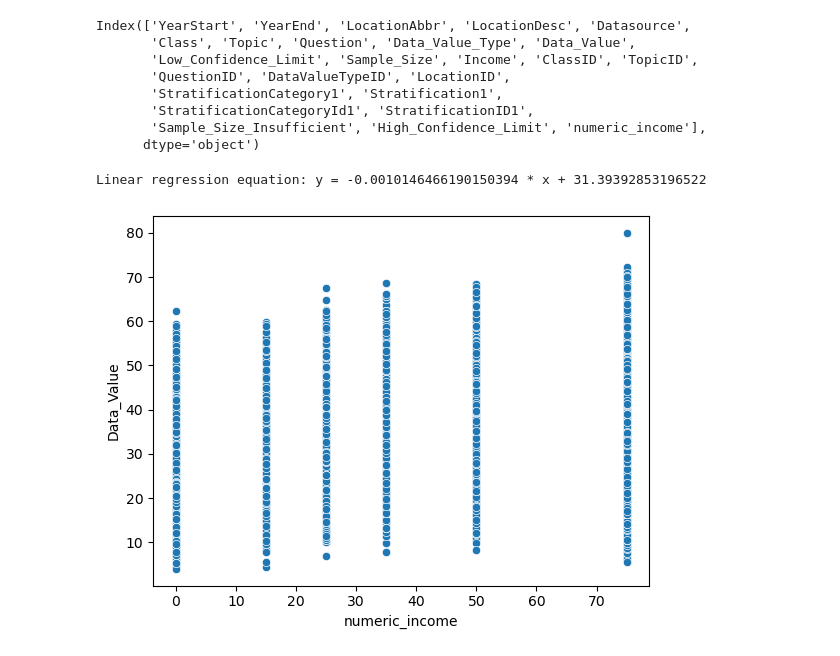
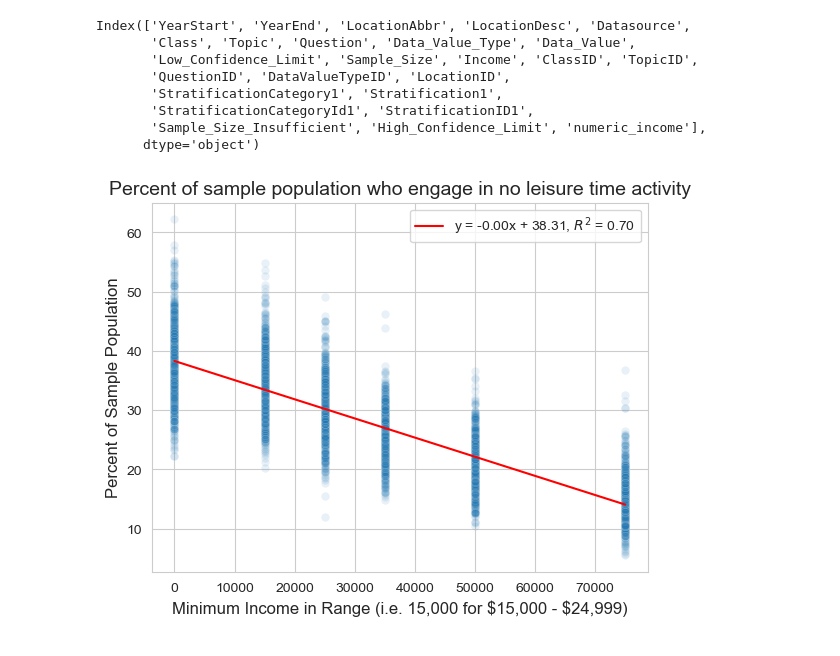
Before and after one commit to INFO-511-F24/final-project-TheOutliers, a Jupyter notebook: Code-Notebooks/Workspace_MP.ipynb, the cells around one changed output. Saved outputs shown, nothing was run; the diff lists cells and outputs as text; code cells hidden in the pictures.

```diff
--- a/Code-Notebooks/Workspace_MP.ipynb
+++ b/Code-Notebooks/Workspace_MP.ipynb
@@ -259,9 +259,9 @@ array(['$15,000 - $24,999', '$50,000 - $74,999', '$75,000 or greater',
        '$25,000 - $34,999', 'Less than $15,000', '$35,000 - $49,999',
        'Data not reported'], dtype=object)
 # %%
-# maps income ranges to numeric values
-income_dict = {'$15,000 - $24,999':15, "$35,000 - $49,999":35, '$50,000 - $74,999':50, '$75,000 or greater':75,
-       '$25,000 - $34,999':25, 'Less than $15,000':0}
+# maps income ranges to starting numeric value in range
+income_dict = {'$15,000 - $24,999':15000, "$35,000 - $49,999":35000, '$50,000 - $74,999':50000, '$75,000 or greater':75000,
+       '$25,000 - $34,999':25000, 'Less than $15,000':0}
 # removes data not reported
 activity_clean = activity_clean.loc[activity_clean['Income'] != 'Data not reported']
 
@@ -304,17 +302,31 @@ for question in questions:
+# %%
+no_leisure_time = activity_clean[activity_clean['Question'] == 'Percent of adults who engage in no leisure-time physical activity']
 # %%
 import seaborn as sns
 import matplotlib.pyplot as plt
 from sklearn.linear_model import LinearRegression
-sns.scatterplot(data=activity_clean, x='numeric_income', y='Data_Value')
+
+sns.set_style(style='whitegrid')
+sns.scatterplot(data=no_leisure_time, x='numeric_income', y='Data_Value', alpha=0.1)
+
 model = LinearRegression()
-x=activity_clean[['numeric_income']]
-y=activity_clean['Data_Value']
-model.fit(x,y)
+x = no_leisure_time[['numeric_income']]
+y = no_leisure_time['Data_Value']
+model.fit(x, y)
+
 slope = model.coef_[0]
 intercept = model.intercept_
+r_squared = model.score(x, y)
 
-print(f'Linear regression equation: y = {slope} * x + {intercept}')
+x_range = np.linspace(x.min(), x.max(), 100)  # Range of x values
+y_pred = model.predict(x_range)  # Predicted y values
+plt.plot(x_range, y_pred, color='red', label=f"y = {slope:.2f}x + {intercept:.2f}, $R^2$ = {r_squared:.2f}")
+
+plt.title("Percent of sample population who engage in no leisure time activity", fontsize=14)
+plt.xlabel("Minimum Income in Range (i.e. 15,000 for \$15,000 - \$24,999)", fontsize=12)
+plt.ylabel("Percent of Sample Population", fontsize=12)
+plt.legend()
+plt.show()
 # %% [output]
-Linear regression equation: y = -0.0010146466190150394 * x + 31.39392853196522
-[figure, old version]
+[figure, new version]
 # %%
```
Also changed, not shown: parts of 2 cells of this notebook.
